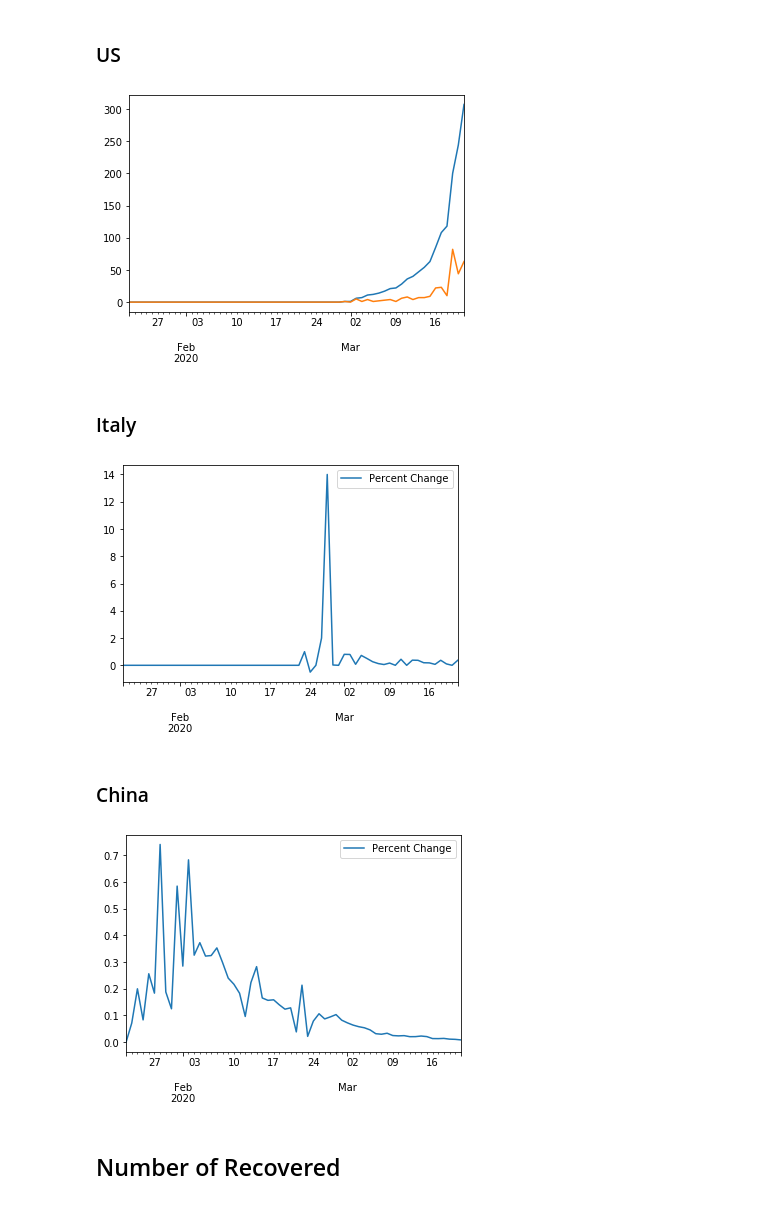
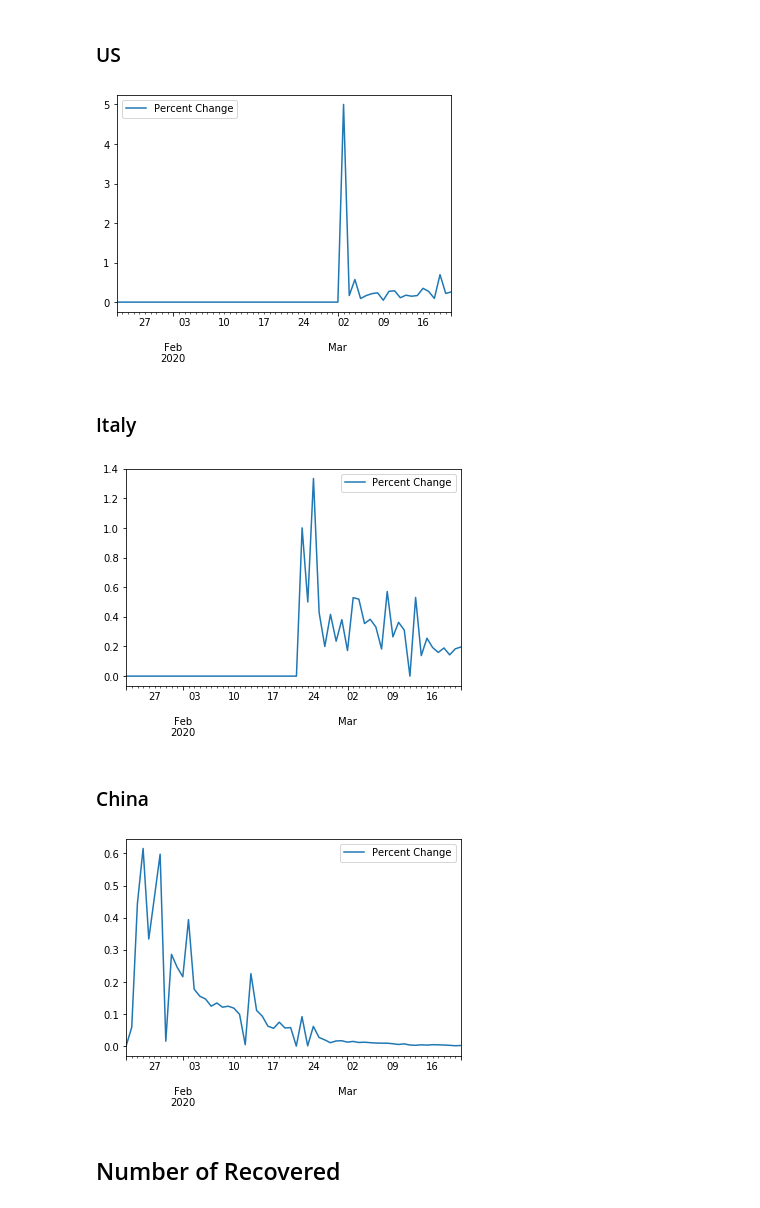
Before and after one commit to nberman12/COVID19-vs-Stocks, a Jupyter notebook: dev/daniel/Data_Collection2.ipynb, the cells around one changed output. Saved outputs shown, nothing was run; the diff lists cells and outputs as text; code cells hidden in the pictures.

```diff
--- a/dev/daniel/Data_Collection2.ipynb
+++ b/dev/daniel/Data_Collection2.ipynb
@@ -359,62 +359,53 @@ us_deaths.index = pd.to_datetime(us_deaths.index)
 #us_deaths.plot(legend=False)
 
 us_daily = [0]
+us_daily_percent = [0]
 for i in range(1,len(us_deaths['US'])):
     us_daily.append(us_deaths['US'][i]-us_deaths['US'][i-1])
-us_daily_df = us_deaths[['US']]
-us_daily_df['Daily']=us_daily
-
-us_daily_df.plot(legend=False)
-plt.show()
-
-us_daily = [0]
-us_daily_percent = [0]
-for i in range(1,len(us_recovered['US'])):
-
-    us_daily.append(us_recovered['US'][i]-us_recovered['US'][i-1])
-    if us_recovered['US'][i-1]>0:
-        us_daily_percent.append((us_recovered['US'][i]-us_recovered['US'][i-1])/us_recovered['US'][i-1])
+    if us_deaths['US'][i-1]>0:
+        us_daily_percent.append((us_deaths['US'][i]-us_deaths['US'][i-1])/us_deaths['US'][i-1])
     else:
         us_daily_percent.append(0)
-us_daily_df = us_recovered[['US']]
+us_daily_df = us_deaths[['US']]
 us_daily_df['Daily']=us_daily
 us_daily_df['Percent Change'] = us_daily_percent
 
 #us_daily_df.plot(legend=False)
 us_daily_df['Percent Change'].plot(legend=True)
+plt.show()
 # %% [output]
-[figure, old version]
+[figure, new version]
 # %% [markdown]
 ### Italy
 # %%
 italy_cond=time_series_2019_ncov_Deaths['Country/Region']=='Italy'
 
 italy_deaths = time_series_2019_ncov_Deaths[italy_cond]
 italy_deaths =italy_deaths.drop(columns =['Lat','Long','Province/State'])
 italy_deaths = italy_deaths.groupby('Country/Region').sum()
 
 italy_deaths =italy_deaths.T
 italy_deaths.index = pd.to_datetime(italy_deaths.index)
 
 italy_daily = [0]
 italy_daily_percent = [0]
 for i in range(1,len(italy_deaths['Italy'])):
     italy_daily.append(italy_deaths['Italy'][i]-italy_deaths['Italy'][i-1])
 
-    if italy_recovered['Italy'][i-1]>0:
-        italy_daily_percent.append((italy_recovered['Italy'][i]-italy_recovered['Italy'][i-1])/italy_recovered['Italy'][i-1])
+    if italy_deaths['Italy'][i-1]>0:
+        italy_daily_percent.append((italy_deaths['Italy'][i]-italy_deaths['Italy'][i-1])/italy_deaths['Italy'][i-1])
     else:
         italy_daily_percent.append(0)
 
 italy_daily_df = italy_deaths[['Italy']]
 italy_daily_df['Daily']=italy_daily
 italy_daily_df['Percent Change'] = italy_daily_percent
 
 #italy_daily_df.plot(legend=False)
 italy_daily_df['Percent Change'].plot(legend=True)
 plt.show()
 # %% [output]
-[figure, old version]
+[figure, new version]
 # %% [markdown]
 ### China
 # %%
@@ -432,8 +423,8 @@ china_daily = [0]
 china_daily_percent = [0]
 for i in range(1,len(china_deaths['China'])):
     china_daily.append(china_deaths['China'][i]-china_deaths['China'][i-1])
-    if china_recovered['China'][i-1]>0:
-        china_daily_percent.append((china_recovered['China'][i]-china_recovered['China'][i-1])/china_recovered['China'][i-1])
+    if china_deaths['China'][i-1]>0:
+        china_daily_percent.append((china_deaths['China'][i]-china_deaths['China'][i-1])/china_deaths['China'][i-1])
     else:
         china_daily_percent.append(0)
 
@@ -447,7 +438,7 @@ china_daily_df['Percent Change'].plot(legend=True)
 
 plt.show()
 # %% [output]
-[figure, old version]
+[figure, new version]
 # %% [markdown]
 ## Number of Recovered
 # %% [markdown]
```
Also changed, not shown: parts of 5 cells of this notebook.
